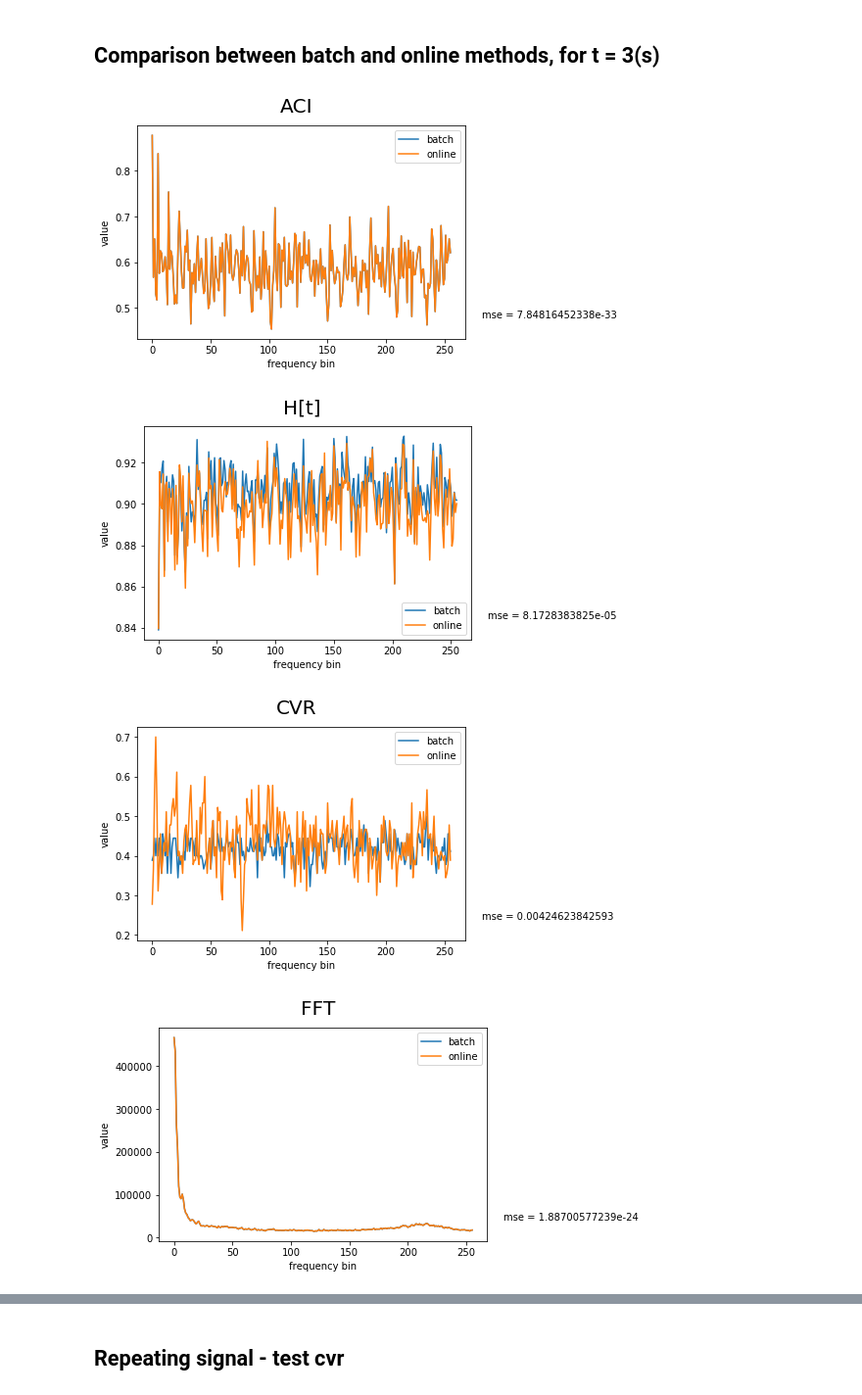
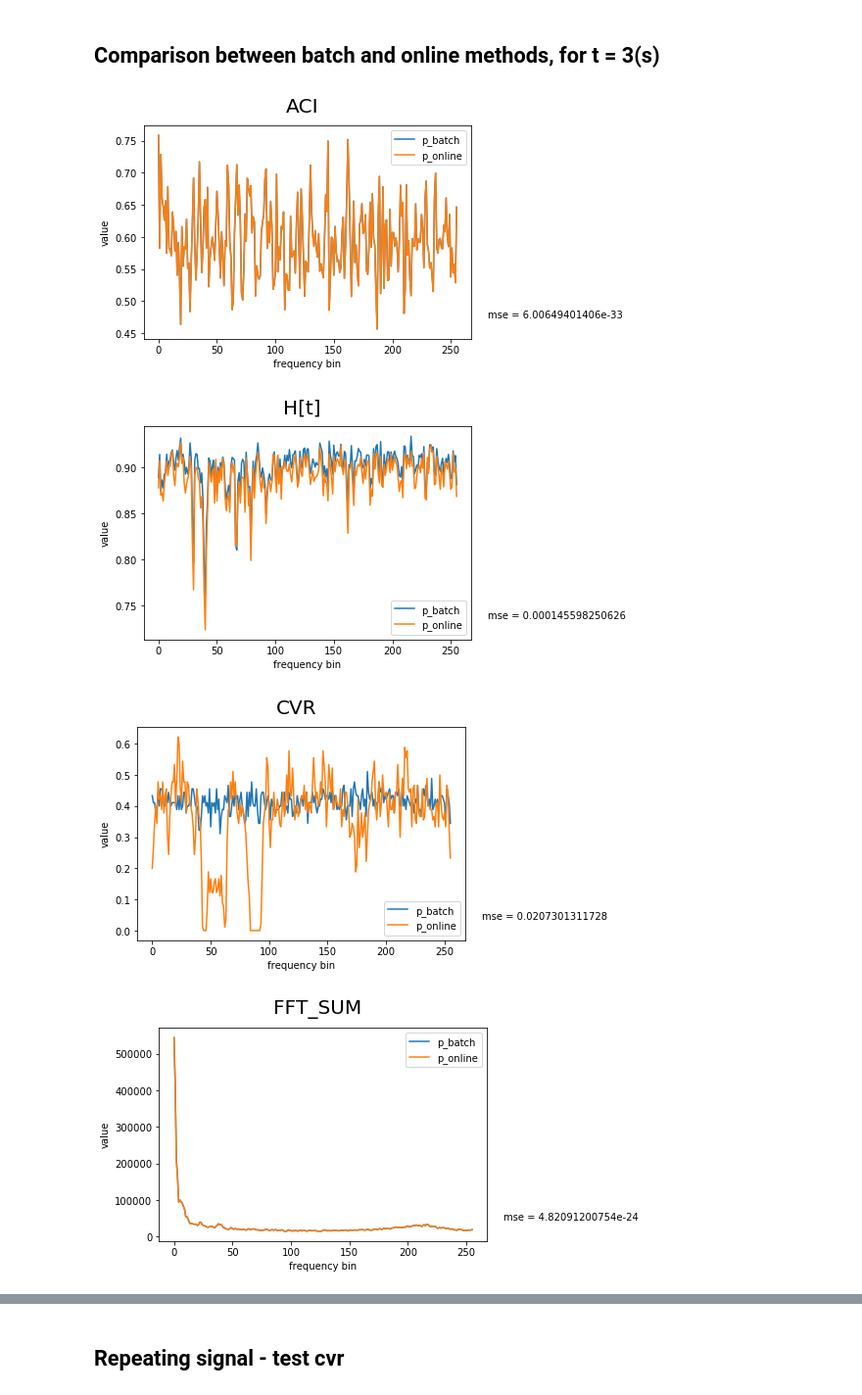
Before and after one commit to kwea123/acoustic-indices, a Jupyter notebook: 100_1030am_NewForest_Bee.ipynb, the cells around one changed output, grey strips where cells are left out. Shown: that part at 98% size. Cells and saved outputs as stored; diff of their text form; code cells hidden in the pictures.

Commit message:
update c comparison

```diff
--- a/100_1030am_NewForest_Bee.ipynb
+++ b/100_1030am_NewForest_Bee.ipynb
@@ -202,18 +217,18 @@ def false_img(title, r, g, b):
 <h2> Compute the indices every second, with total length = 30s </h2>
 # %%
 total_length = 30
-freq, aci_matrix, h_t_matrix, cvr_matrix, fft_matrix = compute_acoustic_indices_batch(w, total_length, 1, fs=fs)
-_, aci_matrix2, h_t_matrix2, cvr_matrix2, fft_matrix2 = compute_acoustic_indices_online(w, total_length, 1, fs=fs)
+freq, aci_matrix_p_batch, h_t_matrix_p_batch, cvr_matrix_p_batch, fft_matrix_p_batch = compute_acoustic_indices_batch(w, total_length, 1, fs=fs)
+_, aci_matrix_p_online, h_t_matrix_p_online, cvr_matrix_p_online, fft_matrix_p_online = compute_acoustic_indices_online(w, total_length, 1, fs=fs)
 # %% [markdown]
 <h2> Comparison between batch and online methods, for t = 3(s) </h2>
 # %%
-t = 5
-plot_comparison("ACI", aci_matrix[t], aci_matrix2[t], "batch", "online")
-plot_comparison("H[t]", h_t_matrix[t], h_t_matrix2[t]/1.1, "batch", "online") #approximation is scaled
-plot_comparison("CVR", cvr_matrix[t], cvr_matrix2[t], "batch", "online")
-plot_comparison("FFT", fft_matrix[t], fft_matrix2[t], "batch", "online")
+t = 3
+plot_comparison("ACI", aci_matrix_p_batch[t], aci_matrix_p_online[t], "p_batch", "p_online")
+plot_comparison("H[t]", h_t_matrix_p_batch[t], h_t_matrix_p_online[t]/1.1, "p_batch", "p_online") #approximation is scaled
+plot_comparison("CVR", cvr_matrix_p_batch[t], cvr_matrix_p_online[t], "p_batch", "p_online")
+plot_comparison("FFT_SUM", fft_matrix_p_batch[t], fft_matrix_p_online[t], "p_batch", "p_online")
 # %% [output]
-[figure, old version]
+[figure, new version]
-[figure, old version]
+[figure, new version]
-[figure, old version]
+[figure, new version]
-[figure, old version]
+[figure, new version]
```
Also changed, not shown: parts of 22 cells of this notebook.
